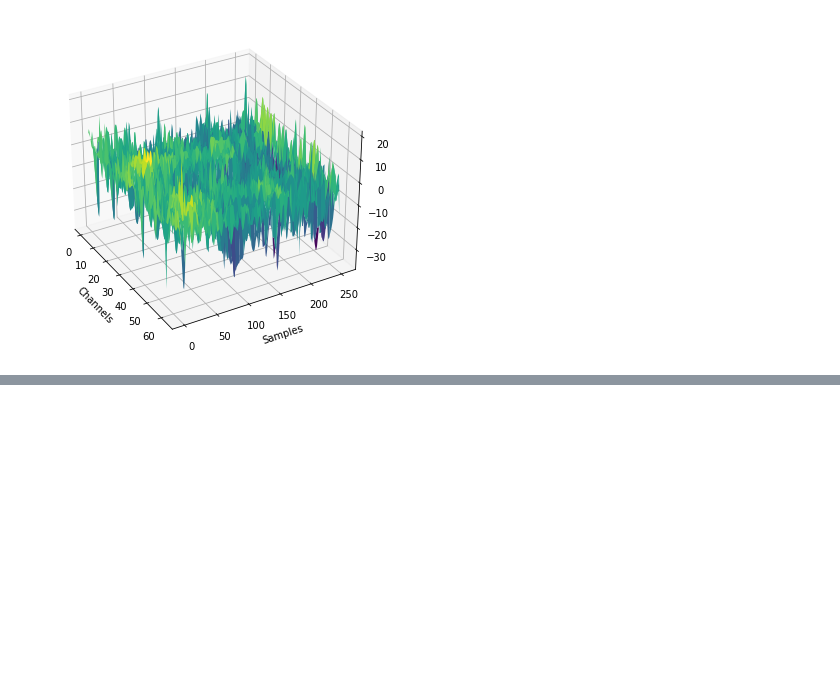
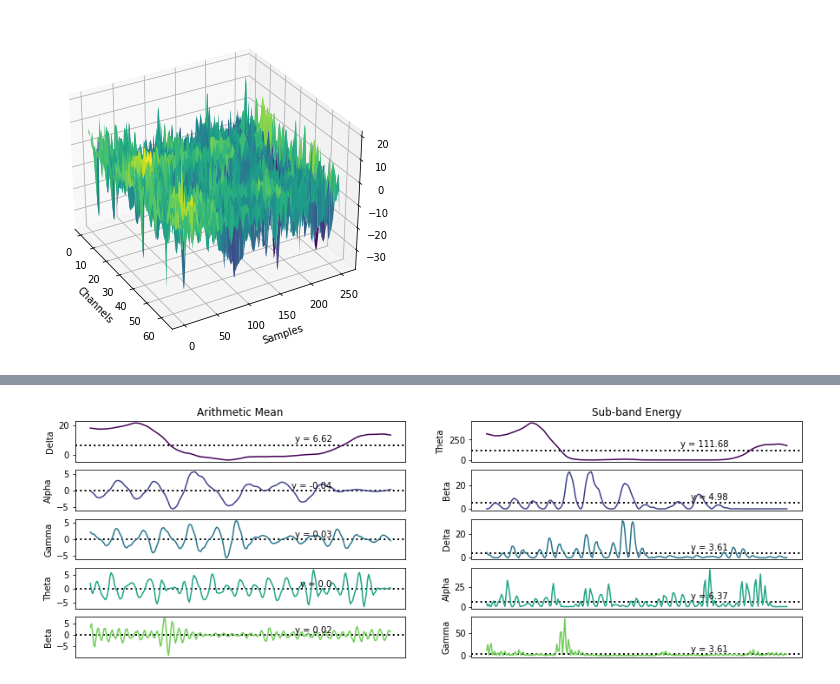
Before and after one commit to lnadi17/eeg-data-analysis, a Jupyter notebook: small-dataset/small-dataset-test.ipynb, the cells around one changed output, grey strips where cells are left out. Saved outputs shown, nothing was run; the diff lists cells and outputs as text; code cells hidden in the pictures; blank space fills up the shorter version.

```diff
--- a/small-dataset/small-dataset-test.ipynb
+++ b/small-dataset/small-dataset-test.ipynb
@@ -580,0 +546,31 @@ https://www.sciencedirect.com/science/article/pii/S240584402101361X#br0290
+# %%
+fig = plt.figure(figsize=(15, 5))
+
+# Use last channel as an example (any channel would do)
+# Interesting example: 61
+test_ch = trial[63]
+
+# Plot different frequency bands
+subplot_index = 1
+titles = iter(['Delta', 'Theta', 'Alpha', 'Beta', 'Gamma'] * 2)
+for i in range(len(test_franges) * 2):
+    ax = fig.add_subplot(5, 2, subplot_index)
+    if (i == 0):
+        ax.set_title('Arithmetic Mean')
+    if (i == 1):
+        ax.set_title('Sub-band Energy')
+
+    color = cm.viridis.colors[i // 2 * 50]
+    trange = test_franges[i // 2].reconstruct(update=False)
+    if (i % 2 == 1):
+        trange = trange ** 2
+    avg = ax.axhline(y=np.average(trange), color='black', linestyle='dotted', linewidth=2)
+    ax.text(210, np.average(trange) * 1.2, f'y = {round(np.average(trange), 2)}', ha='right', va='bottom')
+    ax.plot(trange, color=color)
+    ax.set_xticks([])
+    ax.set_ylabel(next(titles))
+    subplot_index += 1
+
+plt.show()
+# %% [output]
+[figure, added]
```
Also changed, not shown: parts of 68 cells of this notebook.
